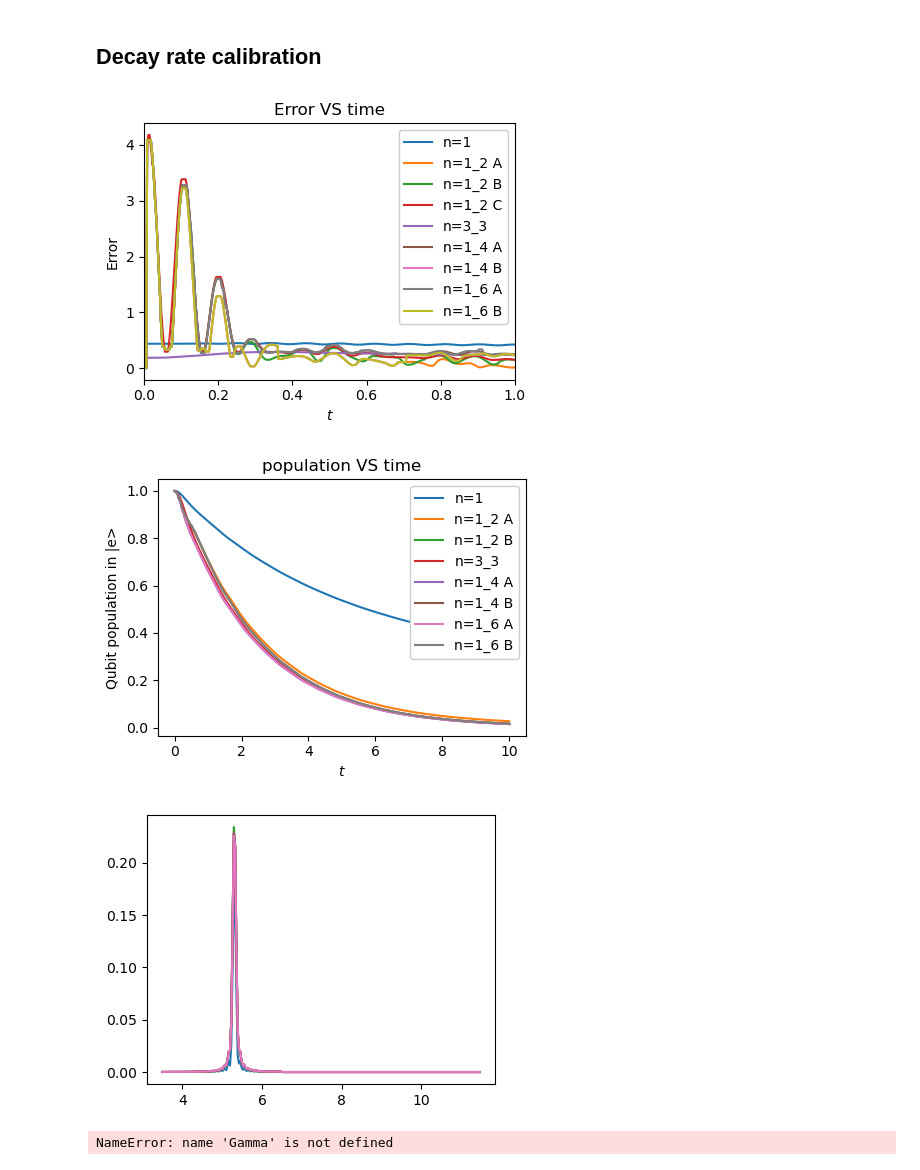
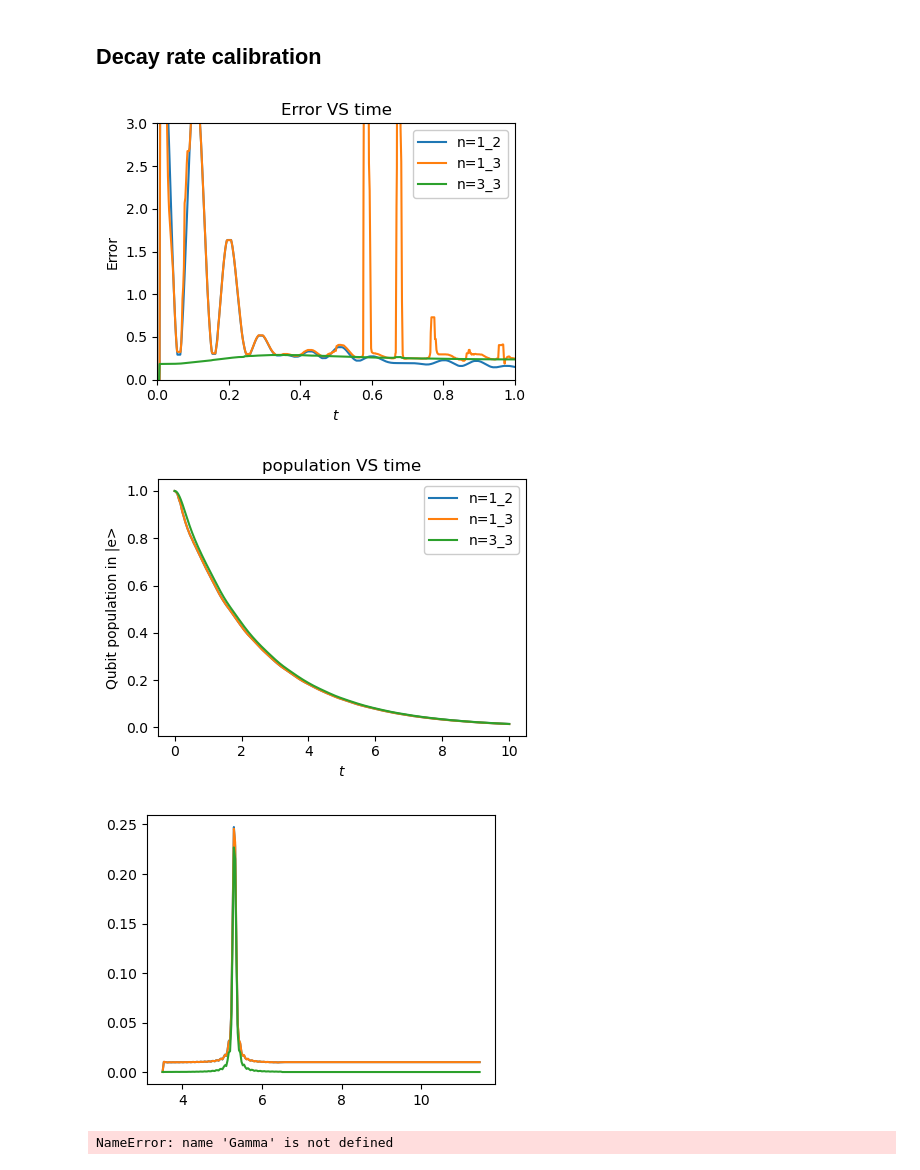
Before and after one commit to ngheeraert/HIGH_POWER_READOUT_FORTRAN, a Jupyter notebook: data_analysis/NL=2_QB_5.3_CAV_7.5_ad0.1_al0.050405_alLF0.01_KAPPA_TIMES_5_bw8_DO.ipynb, the cells around one changed output. Saved outputs shown, nothing was run; the diff lists cells and outputs as text; code cells hidden in the pictures.

```diff
--- a/data_analysis/NL=2_QB_5.3_CAV_7.5_ad0.1_al0.050405_alLF0.01_KAPPA_TIMES_5_bw8_DO.ipynb
+++ b/data_analysis/NL=2_QB_5.3_CAV_7.5_ad0.1_al0.050405_alLF0.01_KAPPA_TIMES_5_bw8_DO.ipynb
@@ -22,24 +22,25 @@ path_mac_B = '../../data_mac/data_23_july_2024_B/'
 
 dyns={}
 paramchar= "nl2_n1_2_E0.10E-01_dtadd0.01_0.01_3_ar0.0_g0.000_al0.000000_0.001000_6.500_nm250_p0.5E-05_wq5.3037_wc7.500_bc2.300_5.200_7.500_12.600_bw8.000O_mr0.00_0.00_0.00_wd7.500_ad0.0000_anh159.155_dt0.0010_errl0.1E-03_lsfe12_qb2_cv0.0_tmax10_TRSM3"
-dyns["n=1_2"] = da.dynamics(2, path_mac, paramchar)
-paramchar= "nl2_n3_3_E0.10E-01_dtadd0.20_0.35_3_ar0.0_g0.000_al0.000000_0.001000_6.500_nm250_p0.5E-05_wq5.3037_wc7.500_bc2.300_5.200_7.500_12.600_bw8.000O_mr0.00_0.00_0.00_wd7.500_ad0.0000_anh159.155_dt0.0010_errl0.1E-03_lsfe12_qb2_cv0.0_tmax10_TRSM3"
-dyns["n=1_3"] = da.dynamics(2, path_mac, paramchar)
+dyns["n=1_2"] = da.dynamics(2, path_mac_B, paramchar)
+paramchar= "nl2_n1_3_E0.10E-01_dtadd0.01_0.01_3_ar0.0_g0.000_al0.000000_0.001000_6.500_nm250_p0.5E-05_wq5.3037_wc7.500_bc2.300_5.200_7.500_12.600_bw8.000O_mr0.00_0.00_0.00_wd7.500_ad0.0000_anh159.155_dt0.0010_errl0.1E-03_lsfe12_qb2_cv0.0_tmax10_TRSM3"
+dyns["n=1_3"] = da.dynamics(2, path_mac_B, paramchar)
 paramchar= "nl2_n3_3_E0.10E-01_dtadd0.20_0.35_3_ar0.0_g0.000_al0.000000_0.001000_6.500_nm250_p0.5E-05_wq5.3037_wc7.500_bc2.300_5.200_7.500_12.600_bw8.000O_mr0.00_0.00_0.00_wd7.500_ad0.0000_anh159.155_dt0.0010_errl0.1E-03_lsfe12_qb2_cv0.0_tmax10_TRSM3"
 dyns["n=3_3"] = da.dynamics(2, path_mac, paramchar)
 # %%
 for key in dyns:
     plt.plot( dyns[key].times, dyns[key].error, label=key  )
 plt.ylabel( "Error" )
 plt.xlim(0,1)
+plt.ylim(0,3)
 plt.xlabel( "$t$" )
 plt.title( "Error VS time"  )
 plt.legend()
 plt.tight_layout()
 plt.savefig( keynote_folder_path+'photons_convergence.pdf',format='pdf' )
 plt.show()
 # %% [output]
-[figure, old version]
+[figure, new version]
 # %%
 for key in dyns:
     plt.plot( dyns[key].times, dyns[key].pplt[:,1], label=key  )
@@ -51,12 +52,12 @@ plt.tight_layout()
 plt.savefig( keynote_folder_path+'photons_convergence.pdf',format='pdf' )
 plt.show()
 # %% [output]
-[figure, old version]
+[figure, new version]
 # %%
 for key in dyns:
     plt.plot( dyns[key].wk/(2*np.pi), dyns[key].nk[-1,1:], label=key  )
 # %% [output]
-[figure, old version]
+[figure, new version]
 # %%
 plt.plot( (Gamma/(2*np.pi))*times_me, a_p_adag_me, label='master equation',c='black'  )
 plt.plot( (Gamma/(2*np.pi))*dyns[key].times, dyns[key].apadag, label='1cs'  )
```
